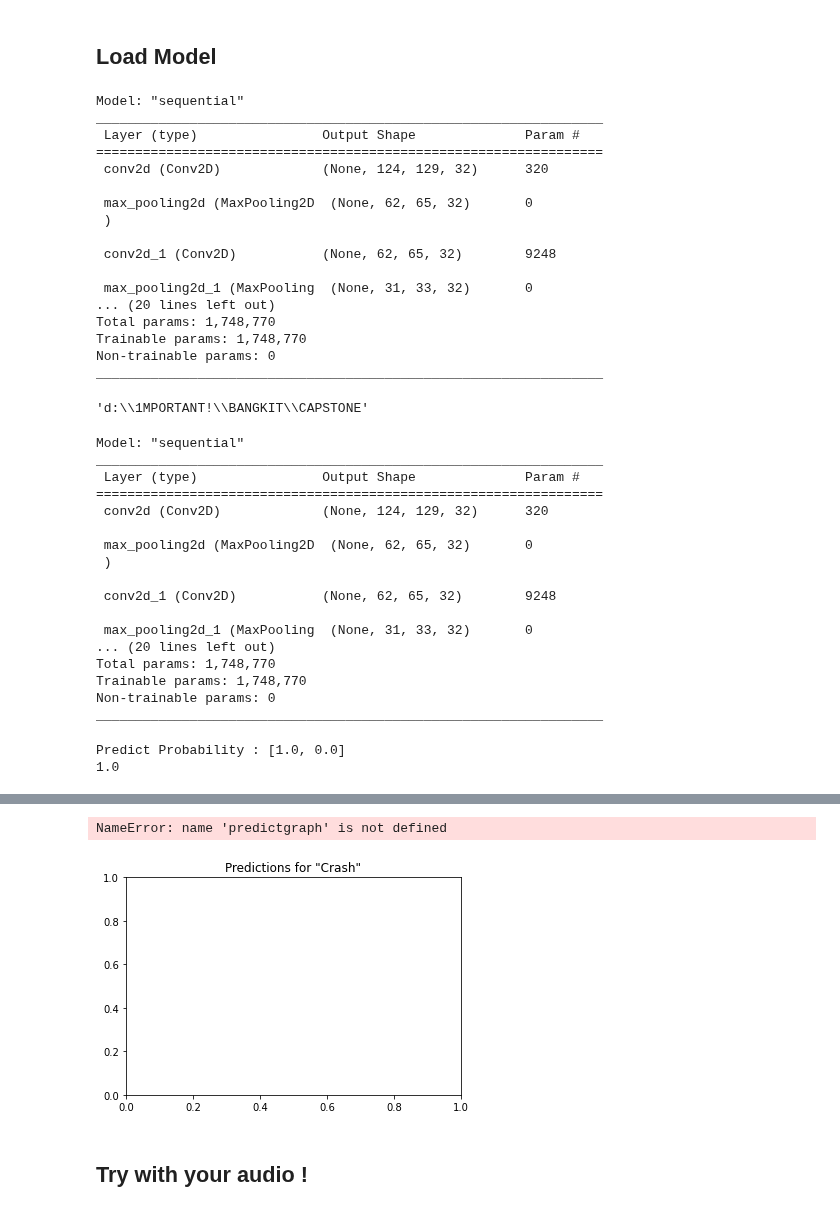
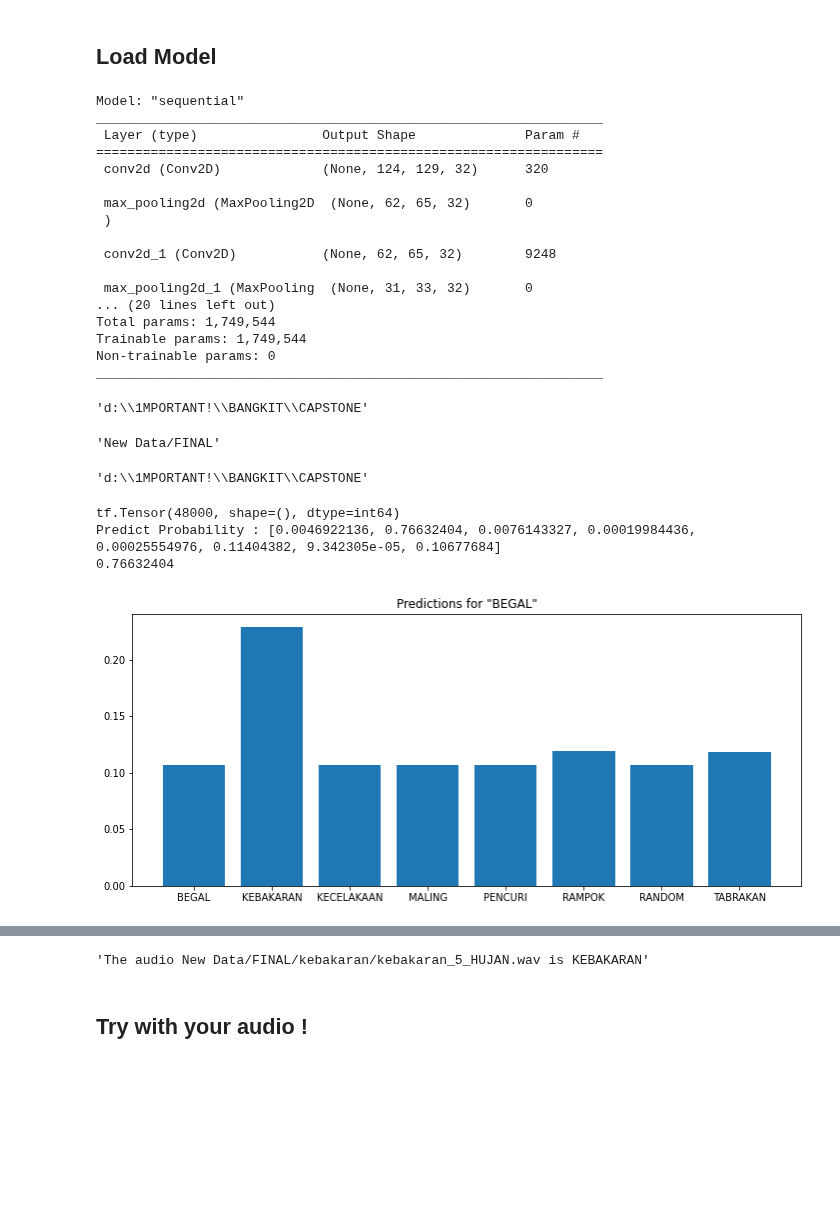
Before and after one commit to C22-PS121/machine-learning, a Jupyter notebook: ML_Model.ipynb, the cells around one changed output, grey strips where cells are left out. Drawn from its saved outputs; the diff is of its cells as text; code cells hidden in the pictures; blank space fills up the shorter version.

Commit message:
Testing saved model

```diff
--- a/ML_Model.ipynb
+++ b/ML_Model.ipynb
@@ -507,7 +507,7 @@ INFO:tensorflow:Assets written to: New Data/saved_model\assets
 ## Load Model
 # %%
 #modeldir = '.h5
-loadedmodel = tf.keras.models.load_model('dantion/saved_model')
+loadedmodel = tf.keras.models.load_model(savedir)
 loadedmodel.summary()
 # %% [output]
 Model: "sequential"
@@ -523,36 +523,14 @@ _________________________________________________________________
 
  max_pooling2d_1 (MaxPooling  (None, 31, 33, 32)       0
 ... (20 lines left out)
-Total params: 1,748,770
-Trainable params: 1,748,770
+Total params: 1,749,544
+Trainable params: 1,749,544
 Non-trainable params: 0
 _________________________________________________________________
 # %%
 os.getcwd()
 # %% [output]
 'd:\\1MPORTANT!\\BANGKIT\\CAPSTONE'
-# %%
-#modeldir = '.h5
-loadedmodel = tf.keras.models.load_model('dantion/saved_model')
-loadedmodel.summary()
-# %% [output]
-Model: "sequential"
-_________________________________________________________________
- Layer (type)                Output Shape              Param #
-=================================================================
- conv2d (Conv2D)             (None, 124, 129, 32)      320
-
- max_pooling2d (MaxPooling2D  (None, 62, 65, 32)       0
- )
-
- conv2d_1 (Conv2D)           (None, 62, 65, 32)        9248
-
- max_pooling2d_1 (MaxPooling  (None, 31, 33, 32)       0
-... (20 lines left out)
-Total params: 1,748,770
-Trainable params: 1,748,770
-Non-trainable params: 0
-_________________________________________________________________
 # %%
 input_shape = [1,124,129]
 def predictingload(path):
@@ -565,12 +543,23 @@ def predictingload(path):
   print(predicted)
   index = predict.index(predicted)
   predictresult = event[index]
+  plt.figure(figsize=(12,5))
   plt.title(f'Predictions for "{predictresult}"')
   predictgraph(spec)
   display.display(display.Audio(waveform, rate=16000))
   return f"The audio {path} is {predictresult}"
+# %%
+data_dir
+# %% [output]
+'New Data/FINAL'
+# %%
+os.getcwd()
+# %% [output]
+'d:\\1MPORTANT!\\BANGKIT\\CAPSTONE'
 # %%
-predictingload(data_dir+'/crash/crash_1.wav')
+predictingload(data_dir+'/kebakaran/kebakaran_5_HUJAN.wav')
 # %% [output]
-Predict Probability : [1.0, 0.0]
-1.0
+tf.Tensor(48000, shape=(), dtype=int64)
+Predict Probability : [0.0046922136, 0.76632404, 0.0076143327, 0.00019984436, 0.00025554976, 0.11404382, 9.342305e-05, 0.10677684]
+0.76632404
+[figure, new version]
@@ -577,5 +567,4 @@ Predict Probability : [1.0, 0.0]
-NameError: name 'predictgraph' is not defined
+'The audio New Data/FINAL/kebakaran/kebakaran_5_HUJAN.wav is KEBAKARAN'
-[figure, old version]
 # %% [markdown]
 ## Try with your audio !
 # %%
```
Also changed, not shown: parts of 1 cell of this notebook.
